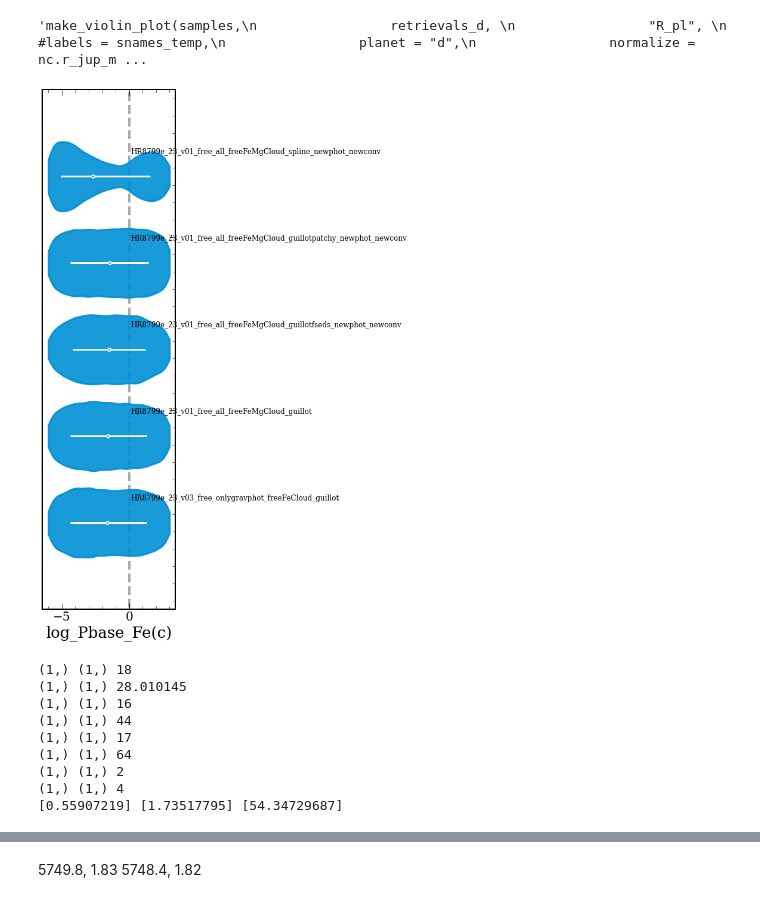
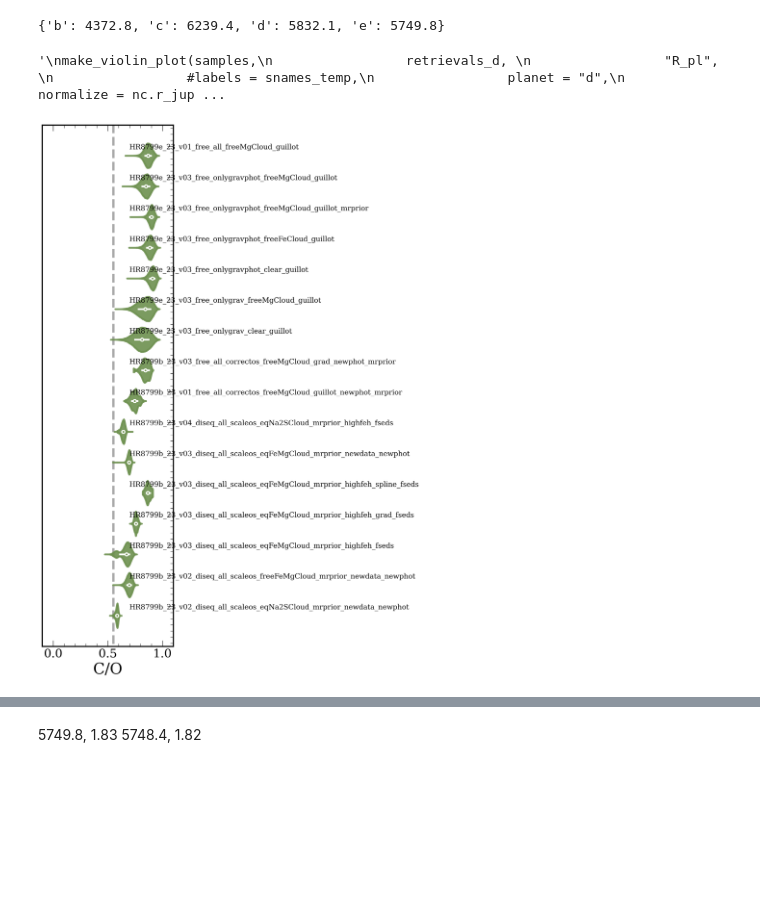
Before and after one commit to nenasedk/PhDNotebooks2, a Jupyter notebook: AnalysePostEqualWeights.ipynb, the cells around one changed output, grey strips where cells are left out. Drawn from its saved outputs; the diff is of its cells as text; code cells hidden in the pictures; blank space fills up the shorter version.

```diff
--- a/AnalysePostEqualWeights.ipynb
+++ b/AnalysePostEqualWeights.ipynb
@@ -496,3 +514,7 @@ Name: Lbol, Length: 41297, dtype: float64
+# %%
+max_evidence
+# %% [output]
+{'b': 4372.8, 'c': 6239.4, 'd': 5832.1, 'e': 5749.8}
 # %%
 def adjacent_values(vals, q1, q3):
     upper_adjacent_value = q3 + (q3 - q1) * 1.5
@@ -516,7 +538,7 @@ def make_violin_plot(sample_dict,
     data = []
     label_dict = {}
     label_dict["C/O"] = "C/O"
-    label_dict["Fe/H"] = "[Z/H]"
+    label_dict["Fe/H"] = "[M/H]"
     label_dict["H2O_Exomol"] = "Water Mass Fraction"
     label_dict["CO_all_iso_HITEMP"] = "CO Mass Fraction"
     label_dict["CH4"] = "CH4"
@@ -780,21 +874,23 @@ retrievals_e = ['HR8799e_23_v01_diseq_onlygrav_clear',
 # %%
 #snames_temp = []
 #for i,ret in enumerate(retrievals_d):
 #    snames_temp.append(f"Model {i}")
 make_violin_plot(samples,
-                 retrievals_e,
-                 "log_Pbase_Fe(c)",
-                 #labels = snames_temp,
-                 planet = "e",
+                 groupB_e,
+                 "C/O",
+                 labels =None,
+                 planet = "b",
                  normalize = 1,
-                 vline = 0)
-"""make_violin_plot(samples,
+                 vline = 0.55,
+                 tag = "GroupB")
+"""
+make_violin_plot(samples,
                  retrievals_d,
                  "R_pl",
                  #labels = snames_temp,
                  planet = "d",
                  normalize = nc.r_jup_mean,
                  vline = 1)"""
 # %% [output]
-'make_violin_plot(samples,\n                 retrievals_d, \n                 "R_pl", \n                 #labels = snames_temp,\n                 planet = "d",\n                 normalize = nc.r_jup_m ...
+'\nmake_violin_plot(samples,\n                 retrievals_d, \n                 "R_pl", \n                 #labels = snames_temp,\n                 planet = "d",\n                 normalize = nc.r_jup ...
-[figure, old version]
+[figure, new version]
@@ -909,38 +896,0 @@ retrievals_e_best = [#'HR8799e_23_v01_diseq_onlygrav_clear',
-# %%
-abdict = {"H2O_Exomol":np.array([-0.70]),
-          "CO_all_iso_HITEMP":np.array([-1.26]),
-          "CH4":np.array([-9.0]),
-          "CO2":np.array([-1.82]),
-          "NH3":np.array([-8.7]),
-          "SO2":np.array([-3.28])}
-msum = 0
-for key, val in abdict.items():
-    msum += 10**val[0]
-abdict["H2"] = np.log10(np.array([0.766 * (1.0-msum)]))
-abdict["He"] = np.log10(np.array([0.234 * (1.0-msum)]))
-
-adf = pd.DataFrame(abdict)
-calc_feh_from_abundances(adf, list(abdict.keys()))
-print(10**abdict["H2"],adf["Fe/H"].to_numpy(), 10**adf["Fe/H"].to_numpy())
-
-abdict = {"H2O_Exomol":10**np.array([-0.70]),
-          "CO_all_iso_HITEMP":10**np.array([-1.26]),
-          "CH4":10**np.array([-9.0]),
-          "CO2":10**np.array([-1.82]),
-          "NH3":10**np.array([-8.7]),
-          "SO2":10**np.array([-3.28])}
-msum = 0
-for key, val in abdict.items():
-    msum += val[0]
-abdict["H2"] = np.array([0.766 * (1.0-msum)])
-abdict["He"] = np.array([0.234 * (1.0-msum)])
-# %% [output]
-(1,) (1,) 18
-(1,) (1,) 28.010145
-(1,) (1,) 16
-(1,) (1,) 44
-(1,) (1,) 17
-(1,) (1,) 64
-(1,) (1,) 2
-(1,) (1,) 4
-[0.55907219] [1.73517795] [54.34729687]
```
Also changed, not shown: parts of 15 cells of this notebook, 4 other files.
